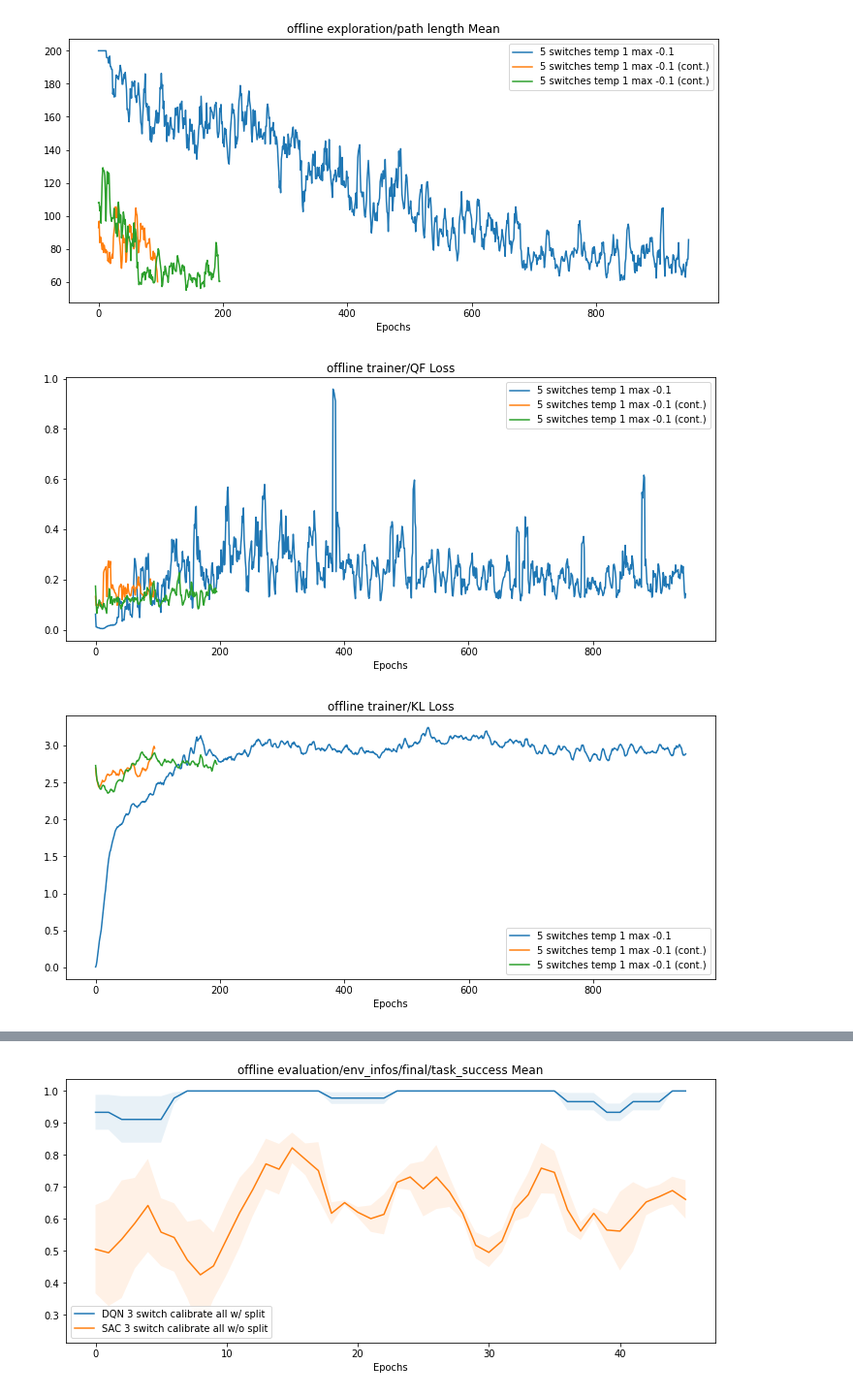
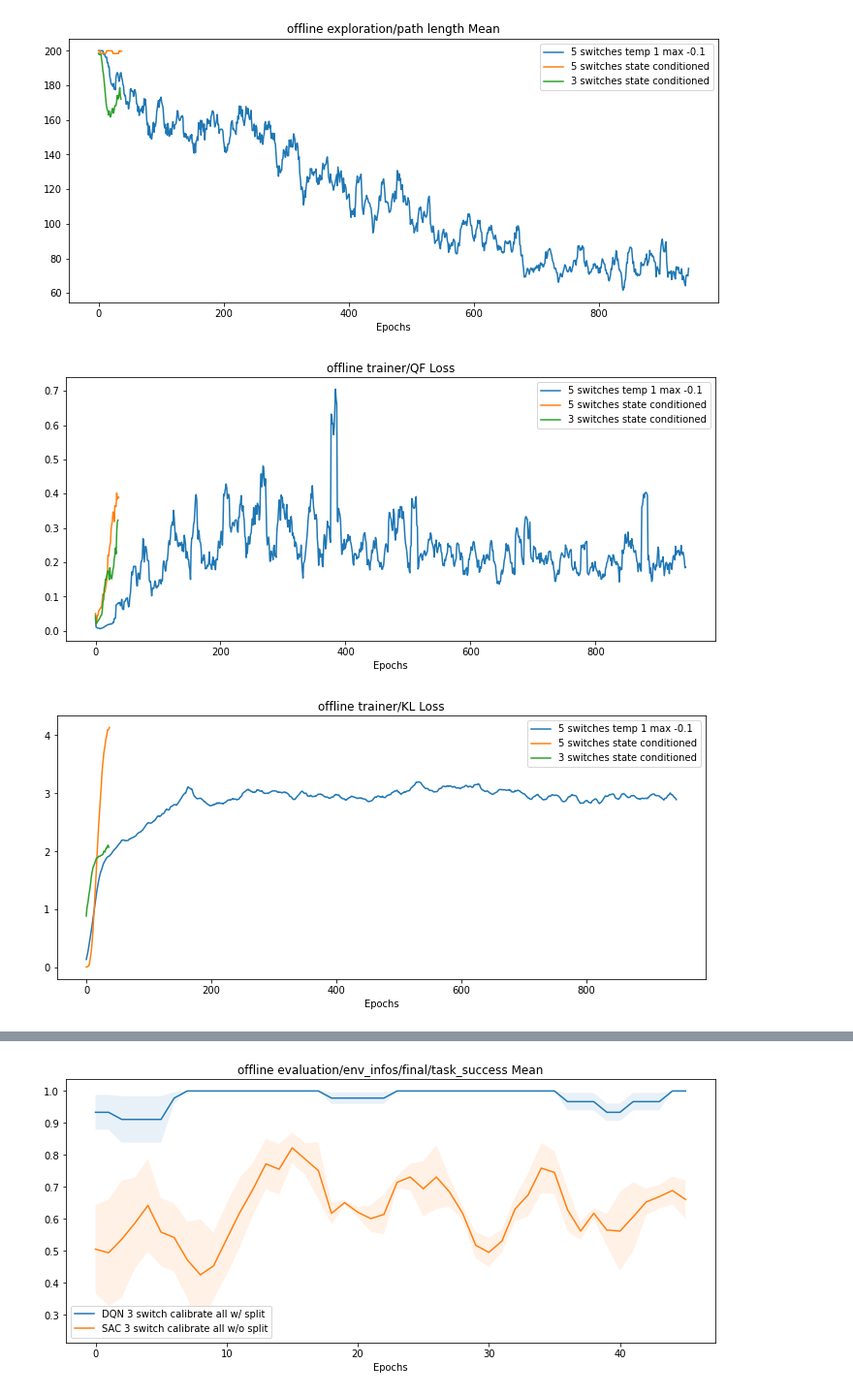
Before and after one commit to 00schen/CursorControl, a Jupyter notebook: image/plots.ipynb, the cells around one changed output, grey strips where cells are left out. Shown at 97% size. Saved outputs shown, nothing was run; the diff lists cells and outputs as text; code cells hidden in the pictures.

```diff
--- a/image/plots.ipynb
+++ b/image/plots.ipynb
@@ -119,11 +119,15 @@ i0 = [0], '5 switches temp 1 max -0.1'
 i1 = [1], '5 switches temp 1 max -0.1 (cont.)'
 i2 = [2], '5 switches temp 1 max -0.1 (cont.)'
 
+# 1m buffer, 1/2 grad step per step
+i3 = [3], '5 switches state conditioned'
+i4 = [4], '3 switches state conditioned'
+
 metrics = ['exploration/env_infos/final/task_success Mean', 'exploration/path length Mean',
            'trainer/QF Loss', 'trainer/KL Loss', 'trainer/Q Predictions Max', 'exploration/Average Returns']
 
 
-index_sets = [i0, i1, i2]
-window = 5
+index_sets = [i0, i3, i4]
+window = 10
 plot(dfs, metrics)
 # %% [output]
@@ -131,3 +135,3 @@ plot(dfs, metrics)
-[figure, old version]
+[figure, new version]
-[figure, old version]
+[figure, new version]
-[figure, old version]
+[figure, new version]
```
Also changed, not shown: parts of 2 cells of this notebook, 2 other files.
